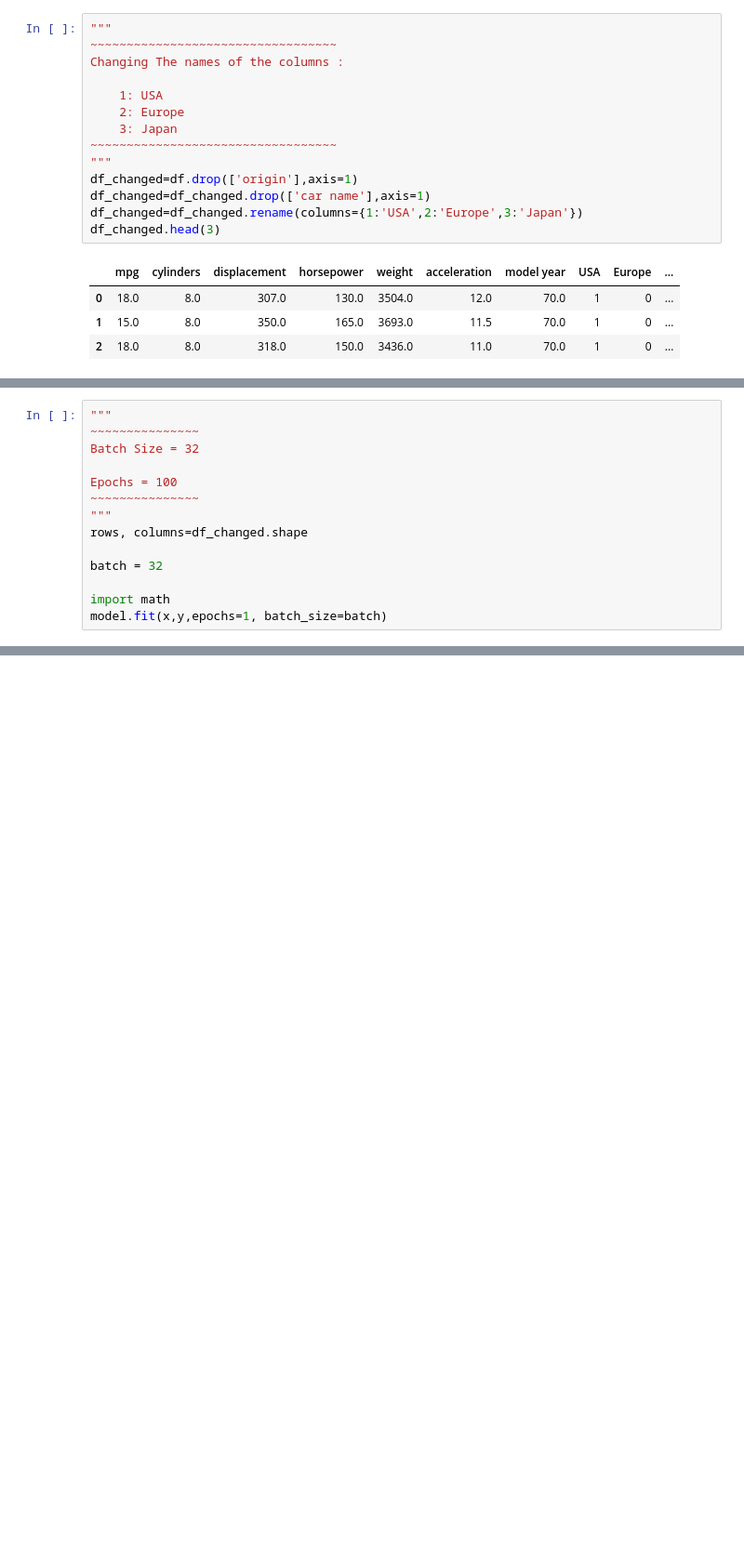
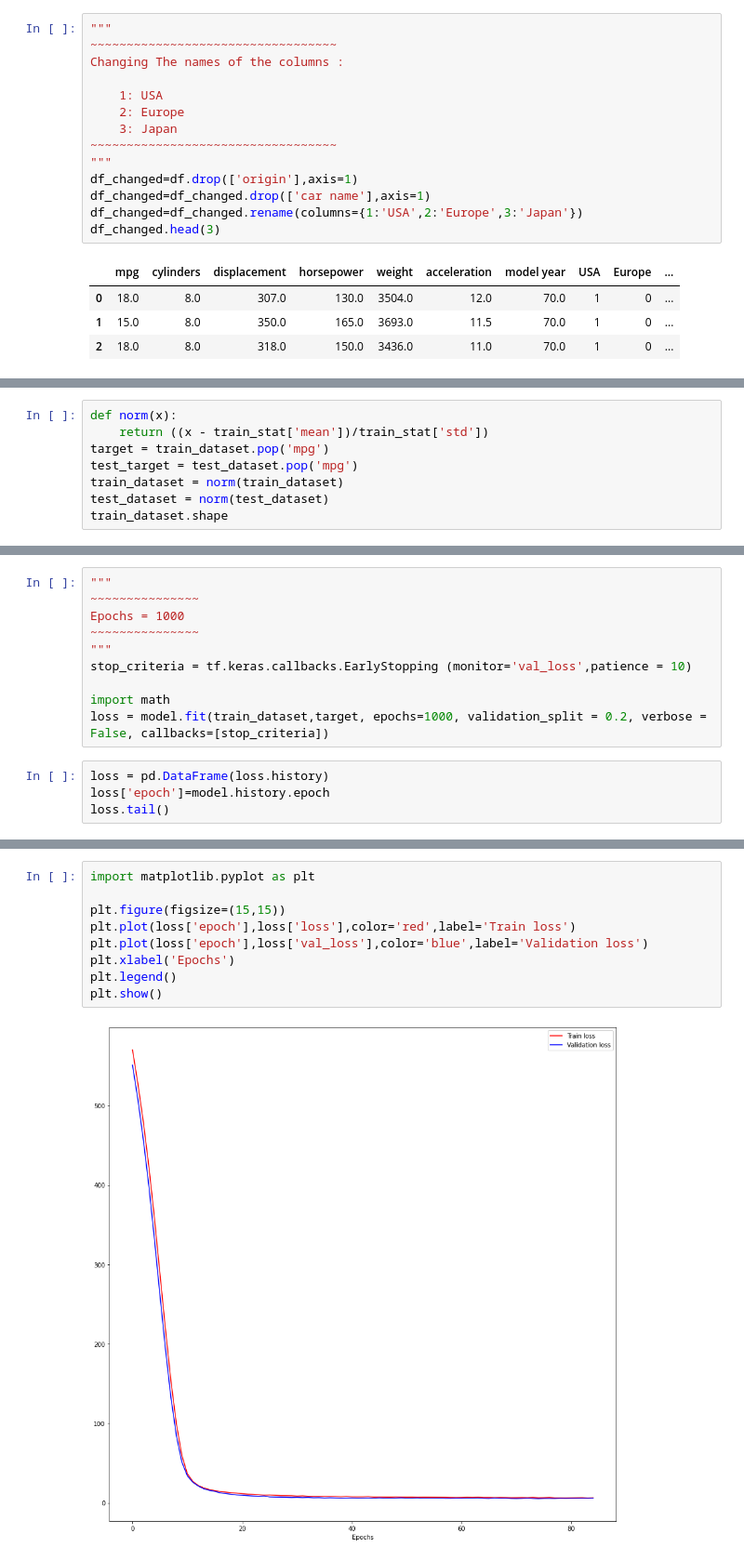
Before and after one commit to quantisedboy/Auto_MPG_UCL_ML_Repo, a Jupyter notebook: Code/Auto_mpg.ipynb, the cells around one changed output, grey strips where cells are left out. Shown at 93% size. Cells and saved outputs as stored; diff of their text form; blank space fills up the shorter version.

```diff
--- a/Code/Auto_mpg.ipynb
+++ b/Code/Auto_mpg.ipynb
@@ -75,0 +97,8 @@ df_changed.head(3)
+# %%
+def norm(x):
+    return ((x - train_stat['mean'])/train_stat['std'])
+target = train_dataset.pop('mpg')
+test_target = test_dataset.pop('mpg')
+train_dataset = norm(train_dataset)
+test_dataset = norm(test_dataset)
+train_dataset.shape
@@ -130,14 +180,0 @@ model.compile(loss='mean_squared_error', optimizer=tf.keras.optimizers.Adam(lear
-# %%
-"""
-~~~~~~~~~~~~~~~
-Batch Size = 32
-
-Epochs = 100
-~~~~~~~~~~~~~~~
-"""
-rows, columns=df_changed.shape
-
-batch = 32
-
-import math
-model.fit(x,y,epochs=1, batch_size=batch)
@@ -147,0 +181,14 @@ Train on 406 samples
+# %%
+"""
+~~~~~~~~~~~~~~~
+Epochs = 1000
+~~~~~~~~~~~~~~~
+"""
+stop_criteria = tf.keras.callbacks.EarlyStopping (monitor='val_loss',patience = 10)
+
+import math
+loss = model.fit(train_dataset,target, epochs=1000, validation_split = 0.2, verbose = False, callbacks=[stop_criteria])
+# %%
+loss = pd.DataFrame(loss.history)
+loss['epoch']=model.history.epoch
+loss.tail()
@@ -147,0 +212,11 @@ Train on 406 samples
+# %%
+import matplotlib.pyplot as plt
+
+plt.figure(figsize=(15,15))
+plt.plot(loss['epoch'],loss['loss'],color='red',label='Train loss')
+plt.plot(loss['epoch'],loss['val_loss'],color='blue',label='Validation loss')
+plt.xlabel('Epochs')
+plt.legend()
+plt.show()
+# %% [output]
+[figure, added]
```
Also changed, not shown: parts of 13 cells of this notebook.
